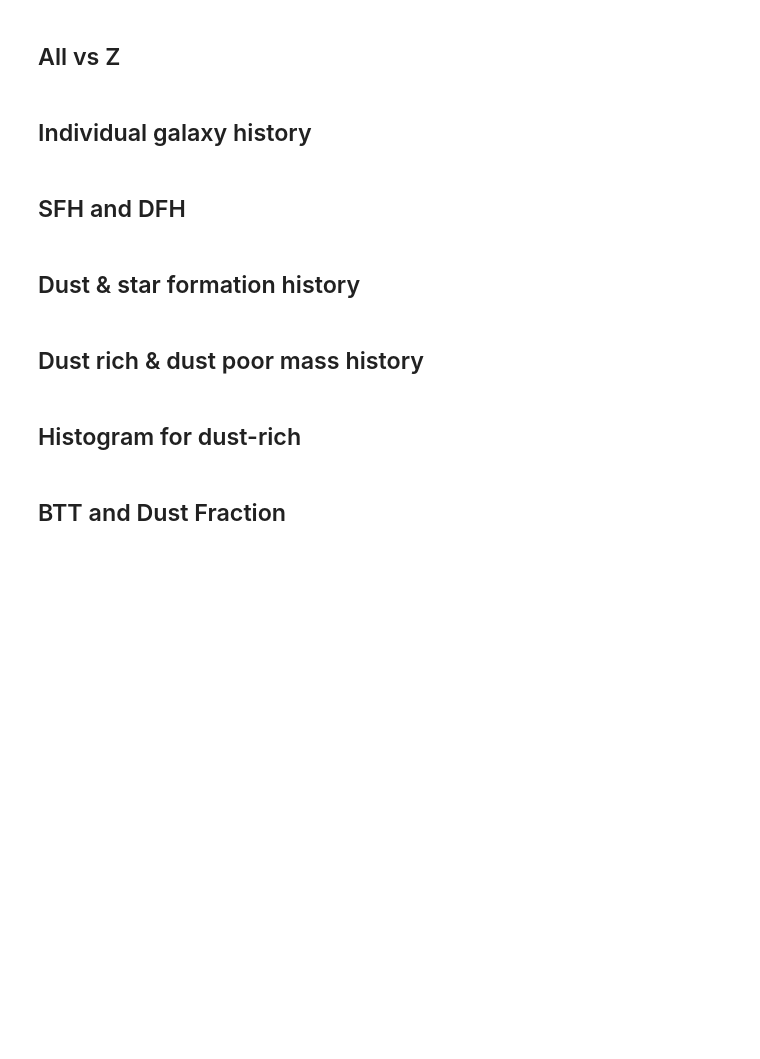
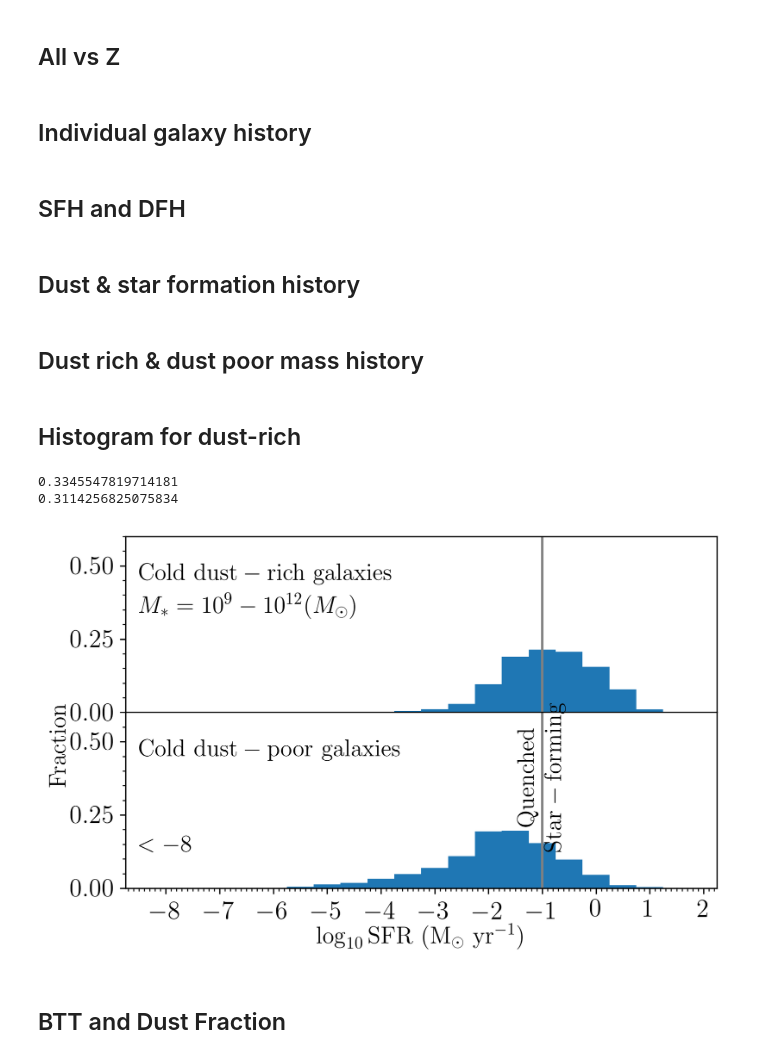
Before and after one commit to darrencroton/sage, a Jupyter notebook: analysis/dust-result.ipynb, the cells around one changed output. Saved outputs shown, nothing was run; the diff lists cells and outputs as text; code cells hidden in the pictures; blank space fills up the shorter version.

```diff
--- a/analysis/dust-result.ipynb
+++ b/analysis/dust-result.ipynb
@@ -3223,7 +3223,9 @@ plt.savefig('plots/hot-dust-poor-play2b.png')
 fig, axes = plt.subplots(2, 1, sharex=True)
 ax = plt.subplot(211)
 
-w = np.where (G_history[0].StellarMass > 0)[0]
+w = np.where((G_history[0].StellarMass * 1.e10 / Hubble_h > 1.e8) &
+             (G_history[0].ColdGas * 1.e10 / Hubble_h > 1.e8) &
+             (G_history[0].MetalsColdGas > 0))[0]
 stellarmass = G_history[0].StellarMass[w] * 1.e10 / Hubble_h
 bulge = G_history[0].BulgeMass[w] * 1.e10 / Hubble_h
 sfr = G_history[0].SfrDisk[w] + G_history[0].SfrBulge[w]
@@ -3264,34 +3266,38 @@ nbins = np.arange(sfr_min, sfr_max + binwidth, binwidth)
 #plt.hist(sfr_rich, bins=nbins, normed=1)
 
 hist, bins = np.histogram(sfr_rich, bins=nbins)
 plt.bar(bins[:-1], hist/sum(hist), width=bins[1]-bins[0])
 plt.axvline(x=-1.0, color='grey')
 
 plt.ylim(0, 0.6)
 
 w = np.where(sfr_rich>-1.0)[0]
 print(len(w)/len(sfr_rich))
 
 plt.xlabel(r'$\log_{10} \mathrm{SFR}\ (\mathrm{M_{\odot}}\ \mathrm{yr}^{-1})$', fontsize=15)
 
 fig.text(0.13, 0.78, r'$ M_{*} = 10^{9} - 10^{12} (M_{\odot})$', fontsize=15)
 #fig.text(0.15, 0.53, r'$M_\mathrm{dust} > 1.0 \times 10^{7} (M_{\odot})$', fontsize=10)
 
 ax.text(-8.5, 0.45, r'$\mathrm{Cold}\ \mathrm{dust-poor}\ \mathrm{galaxies}$', fontsize=15)
 ax.xaxis.set_minor_locator(plt.MultipleLocator(0.1))
 ax.yaxis.set_minor_locator(plt.MultipleLocator(0.05))
 plt.xticks([-8, -7, -6, -5, -4, -3, -2, -1, 0, 1, 2])
 plt.yticks([0, 0.25, 0.5])
 
 ax.text(-8.5, 0.15, r'$< -8$', fontsize=15, va='center')
 fig.text(0.0, 0.5, r'$\mathrm{Fraction}$', fontsize=15, va='center', rotation='vertical')
 fig.text(0.68, 0.43, r'$\mathrm{Quenched}$', fontsize=15, color='k', va='center', rotation='vertical')
 fig.text(0.72, 0.43, r'$\mathrm{Star-forming}$', fontsize=15, color='k', va='center', rotation='vertical')
 
 
 plt.tight_layout()
 plt.subplots_adjust(wspace=0, hspace=0)
-plt.savefig('plots/SFR-hist-test-bulge3.png')
+#plt.savefig('plots/SFR-hist-test-bulge3.png')
+# %% [output]
+0.3345547819714181
+0.3114256825075834
+[figure, added]
 # %% [markdown]
 ## BTT and Dust Fraction
 # %%
```
Also changed, not shown: parts of 17 cells of this notebook.
